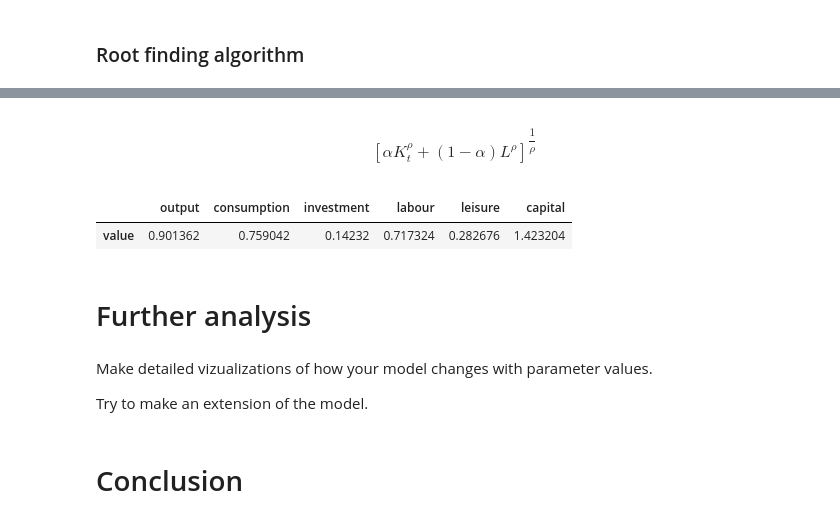
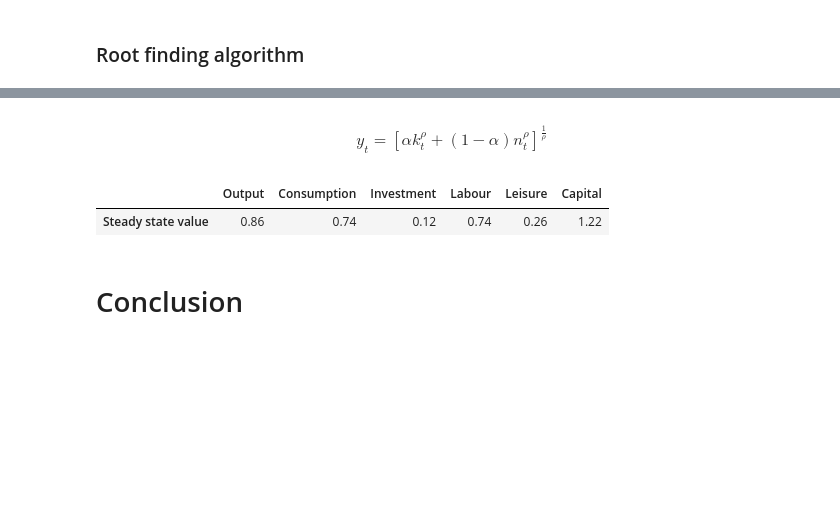
Before and after one commit to NumEconCopenhagen/projects-2024-sheng-og-anton, a Jupyter notebook: modelproject/modelproject.ipynb, the cells around one changed output, grey strips where cells are left out. Saved outputs shown, nothing was run; the diff lists cells and outputs as text; code cells hidden in the pictures; blank space fills up the shorter version.

```diff
--- a/modelproject/modelproject.ipynb
+++ b/modelproject/modelproject.ipynb
@@ -271,35 +375,29 @@ steady_state_values.T
 # %% [markdown]
-\begin{aligned}
-    [\alpha K_t^{\rho} + (1 - \alpha )L^{\rho}]^{\dfrac{1}{\rho}}
-\end{aligned}
+\begin{equation}
+    y_t = [\alpha k_t^{\rho} + (1 - \alpha )n_t^{\rho}]^{\frac{1}{\rho}}
+\end{equation}
-# %%
-# Define parameters and variables
-parameters = ['discount_rate', 'disutility_from_labour', 'depreciation_rate', 'capital_share', 'technology', 'rho']
-variables = ['output', 'consumption', 'investment', 'labour', 'leisure', 'capital']
-
-# Setup fixed parameters
-
-parameter_values_ces = pd.DataFrame({
-    'name': parameters,
-    'value': [0.9, 3, 0.1, 1/3, 1, 0.3]
-})
-
-
-numericsolutionces = NumericalSolution(parameter_values_ces['value'])
-
-steady_state_values = pd.DataFrame({
-    'value': numericsolutionces.steady_state_numeric()
-}, index=variables)
-
-steady_state_values.T
-# %% [output]
-|  | output | consumption | investment | labour | leisure | capital |
-| value | 0.901362 | 0.759042 | 0.14232 | 0.717324 | 0.282676 | 1.423204 |
-# %% [markdown]
-# Further analysis
-# %% [markdown]
-Make detailed vizualizations of how your model changes with parameter values.
-
-Try to make an extension of the model.
+# %%
+# 1. We redefine the parameters and variables
+parameters_CES = ['Discount rate', 'Disutility of labor', 'Depreciation rate', 'Capital share', 'Technology', 'rho']
+
+# 2. Store the steady state values in a Pandas DataFrame
+parameter_values_ces = pd.DataFrame({
+    'name': parameters_CES,
+    'value': [0.9, 3, 0.1, 1/3, 1, 0.6]
+})
+
+# 3. Create an instance of the class for maximizing the roots in the extended model
+numericsolutionces = NumericalSolutionCES(parameter_values_ces['value'])
+
+# 4. Store the steady state values for the extended model in a DataFrame
+steady_state_values_CES = pd.DataFrame({
+    'value': numericsolutionces.steady_state_numeric()
+}, index=variables)
+
+# 5. Show the steady state values for the extended model
+steady_state_values.T
+# %% [output]
+|  | Output | Consumption | Investment | Labour | Leisure | Capital |
+| Steady state value | 0.86 | 0.74 | 0.12 | 0.74 | 0.26 | 1.22 |
 # %% [markdown]
 # Conclusion
```
Also changed, not shown: parts of 40 cells of this notebook.
